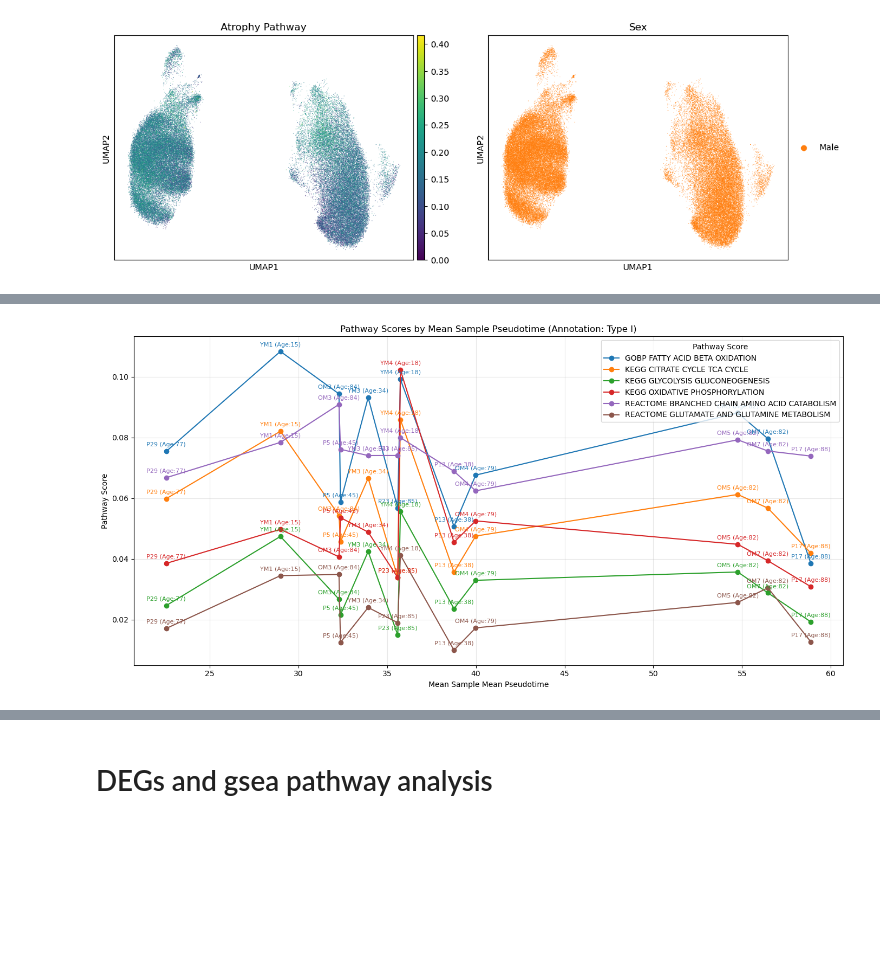
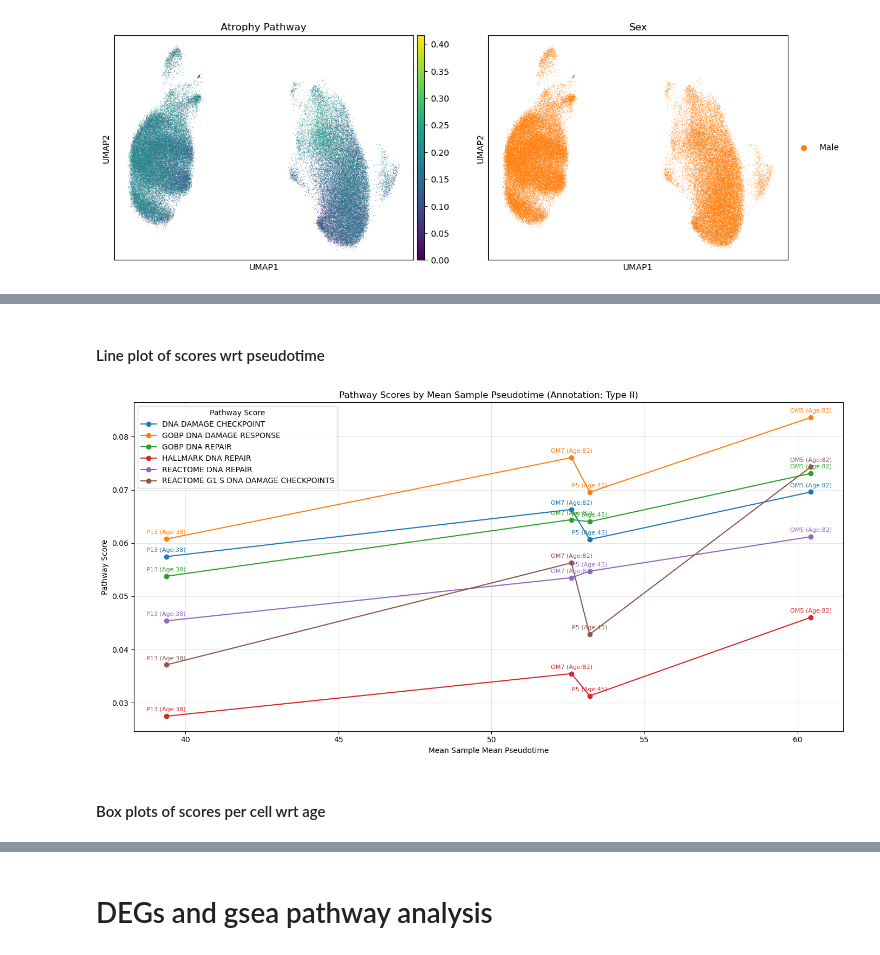
Before and after one commit to sachha-naksha/SKM_multimodal_analysis, a Jupyter notebook: py_scripts/gsea_analysis.ipynb, the cells around one changed output, grey strips where cells are left out. Saved outputs shown, nothing was run; the diff lists cells and outputs as text; code cells hidden in the pictures; blank space fills up the shorter version.

```diff
--- a/py_scripts/gsea_analysis.ipynb
+++ b/py_scripts/gsea_analysis.ipynb
@@ -247,0 +480,2 @@ adata_male.write_h5ad(os.path.join(out_tmp, 'myofibers_male.h5ad'))
+# %%
+adata_male_downsampled = adata_male[adata_male.obs['sample'].isin(['P5', 'P13', 'OM5', 'OM7'])].copy()
@@ -248,7 +487,7 @@ adata_male.write_h5ad(os.path.join(out_tmp, 'myofibers_male.h5ad'))
 # %%
 # get a df of sample ID, sample score per cell type and age
-sample_scores = adata_male.obs[['sample','age', 'Annotation'] + metabolic_pathways].copy()
+sample_scores = adata_male_downsampled.obs[['sample','age', 'Annotation']+ dna_damage_and_repair_pathways].copy()
 # average scores per sample and group by Annotation
 sample_scores_avg = sample_scores.groupby(['sample', 'Annotation']).mean().reset_index()
-sample_scores_avg
+sample_scores_avg.head()
 # %% [output]
@@ -415,58 +658,43 @@ def plot_multi_score_lines_by_pseudotime( # Renamed for clarity
+# %% [markdown]
+#### Line plot of scores wrt pseudotime
 # %%
-obs_df = adata_male.obs[['sample', 'age', 'Annotation', 'Pseudotime']].copy()
+obs_df = adata_male_downsampled.obs[['sample', 'age', 'Annotation', 'Pseudotime']].copy()
 obs_df_valid_pt = obs_df.dropna(subset=['Pseudotime'])
 # %%
 if obs_df_valid_pt.empty:
     print("No cells with valid pseudotime values. Cannot calculate mean pseudotime.")
 else:
     # Group by sample AND Annotation if you want means specific to that combination
     # Or just by sample if pseudotime should be an overall sample average
     sample_pseudotime_summary = obs_df_valid_pt.groupby(['sample', 'Annotation']).agg( # or just ['sample']
         mean_pseudotime=('Pseudotime', 'mean'),
         age=('age', 'first') # Keep original age
     ).reset_index()
-
-    # --- Step 2: Get your pathway scores per sample (your existing sample_scores_avg) ---
-    # This is the DataFrame you were originally passing to plot_multi_score_lines
-    # For example:
-    # sample_pathway_scores_avg = adata_male.obs.groupby(['sample', 'Annotation'])[metabolic_pathways].mean().reset_index()
-
-    # --- Step 3: Merge them ---
-    # Make sure your sample_scores_avg also has 'age' if you want to use it for labeling.
-    # If sample_pathway_scores_avg doesn't have 'age', you might need to merge it from sample_pseudotime_summary
-    # or an earlier step.
-    # For this example, let's assume your `sample_scores_avg` already contains pathway scores and 'Annotation'.
-    # And `sample_pseudotime_summary` has 'sample', 'Annotation', 'mean_pseudotime', 'age'.
-
-    # Example: your original sample_scores_avg for pathway scores
-    # This would be the `sample_scores_avg` you mentioned in a previous prompt
-    # sample_scores = adata_male.obs[['sample','age', 'Annotation'] + metabolic_pathways].copy()
-    # sample_scores_avg_pathways = sample_scores.groupby(['sample', 'Annotation']).mean().reset_index()
-
 
     # Now merge the mean_pseudotime into this pathway score DataFrame
     df_for_plot = pd.merge(
         sample_scores_avg, # Your DataFrame with averaged pathway scores
         sample_pseudotime_summary[['sample', 'Annotation', 'mean_pseudotime']], # Only need these columns for merging
         on=['sample', 'Annotation'], # Merge keys
         how='left' # Use 'left' to keep all pathway score rows
     )
 
     if 'mean_pseudotime' not in df_for_plot.columns or df_for_plot['mean_pseudotime'].isnull().all():
         print("Merging failed or no mean_pseudotime values available. Check your dataframes.")
     else:
-        # --- Step 4: Call the plotting function ---
-        # metabolic_pathways is your list of score columns
+        # --- Call the plotting function ---
         plot_multi_score_lines_by_pseudotime(
             df_with_scores_and_pseudotime=df_for_plot,
-            score_cols=metabolic_pathways, # Your list of pathway score columns
+            score_cols=dna_damage_and_repair_pathways, # Your list of pathway score columns
             pseudotime_col='mean_pseudotime',
             sample_col='sample',
             age_col_for_labeling='age', # Will show sample name and original age
-            annotation='Type I' # Or your desired annotation, or None
+            annotation='Type II' # Or your desired annotation, or None
         )
 # %% [output]
-[figure, old version]
+[figure, new version]
+# %% [markdown]
+#### Box plots of scores per cell wrt age
 # %%
 import matplotlib.pyplot as plt
 import pandas as pd
```
Also changed, not shown: parts of 38 cells of this notebook.
